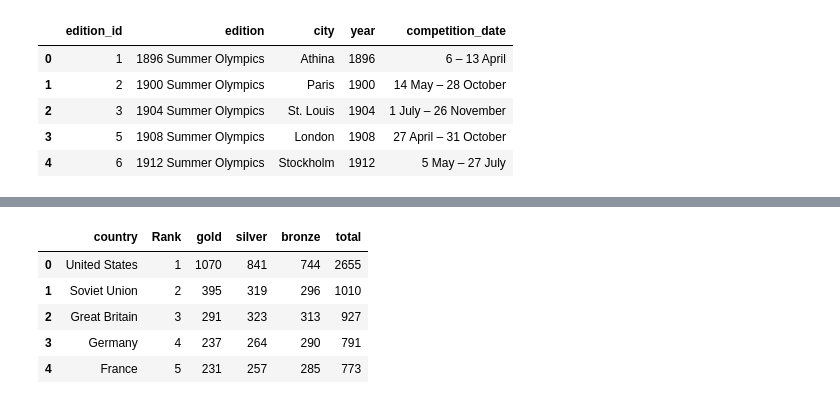
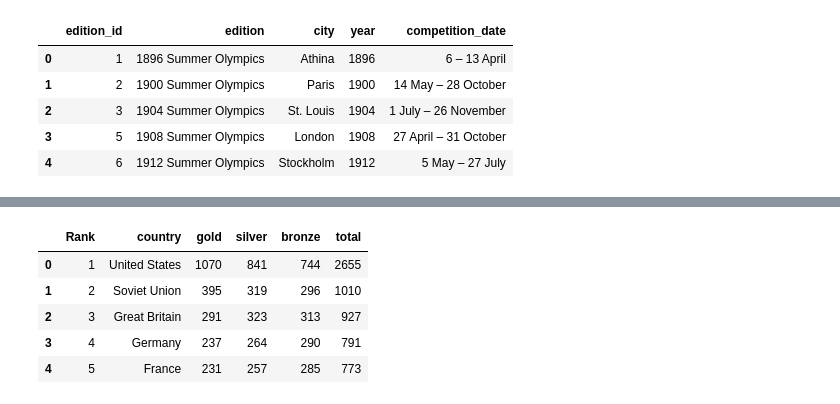
Before and after one commit to probablyvivek/Data-Analytics-Portfolio, a Jupyter notebook: Python-Projects/Olympics/OlympicsExplore.ipynb, the cells around one changed output, grey strips where cells are left out. Saved outputs shown, nothing was run; the diff lists cells and outputs as text; code cells hidden in the pictures.

Commit message:
Summer Olympics Exploration

```diff
--- a/Python-Projects/Olympics/OlympicsExplore.ipynb
+++ b/Python-Projects/Olympics/OlympicsExplore.ipynb
@@ -3,5 +25,5 @@
 # %%
 import pandas as pd
 
-pd.set_option('display.max_columns', None)
-pd.set_option('display.max_rows', None)
+pd.set_option('display.max_columns', 20)
+pd.set_option('display.max_rows', 20)
@@ -36,29 +72,24 @@ df_Summer_Games.head()
 # %%
-df_Medal = pd.read_csv("Olympic_Games_Medal_Tally.csv")
+# Group by 'country' and sum the medals
+df_Medal_country = df_Medal.groupby('country').agg({
+    'gold': 'sum',
+    'silver': 'sum',
+    'bronze': 'sum',
+    'total': 'sum'
+}).sort_values(by='total', ascending=False).reset_index()
 
-# Filter for rows where the edition is 'Summer'
-df_Medal = df_Medal[df_Medal['edition'].str.contains("Summer")]
+# Add rank column based on the total medals
+df_Medal_country['Rank'] = df_Medal_country['total'].rank(ascending=False, method='first').astype(int)
 
-# Group by country and sum the medal counts
-df_Medal = df_Medal.groupby('country').sum()
+# Reorder columns to include Rank and reset the index
+df_Medal_country = df_Medal_country[['Rank', 'country', 'gold', 'silver', 'bronze', 'total']]
 
-# Select relevant columns to display
-df_Medal = df_Medal[['gold', 'silver', 'bronze', 'total']]
-
-# Sort by total medals in descending order
-df_Medal = df_Medal.sort_values(by='total', ascending=False)
-
-# Add rank column
-df_Medal['Rank'] = df_Medal['total'].rank(ascending=False, method='first').astype(int)
-
-# Reorder columns
-df_Medal = df_Medal[['Rank','gold', 'silver', 'bronze', 'total']].reset_index()
-
-df_Medal.head()
+# Display the DataFrame
+df_Medal_country.head()
 # %% [output]
-|  | country | Rank | gold | silver | bronze | total |
-| 0 | United States | 1 | 1070 | 841 | 744 | 2655 |
-| 1 | Soviet Union | 2 | 395 | 319 | 296 | 1010 |
-| 2 | Great Britain | 3 | 291 | 323 | 313 | 927 |
-| 3 | Germany | 4 | 237 | 264 | 290 | 791 |
-| 4 | France | 5 | 231 | 257 | 285 | 773 |
+|  | Rank | country | gold | silver | bronze | total |
+| 0 | 1 | United States | 1070 | 841 | 744 | 2655 |
+| 1 | 2 | Soviet Union | 395 | 319 | 296 | 1010 |
+| 2 | 3 | Great Britain | 291 | 323 | 313 | 927 |
+| 3 | 4 | Germany | 237 | 264 | 290 | 791 |
+| 4 | 5 | France | 231 | 257 | 285 | 773 |
```
Also changed, not shown: parts of 29 cells of this notebook.
